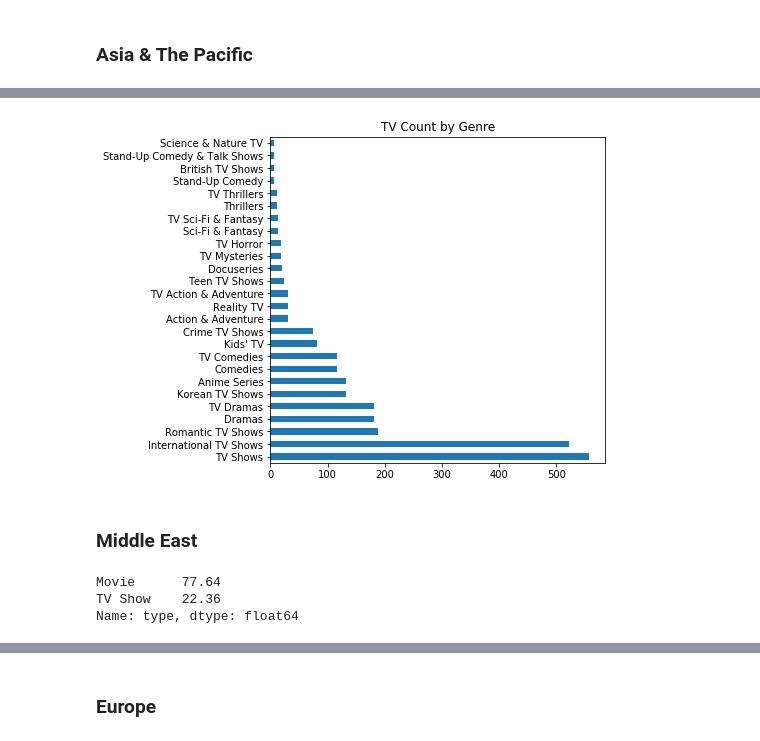
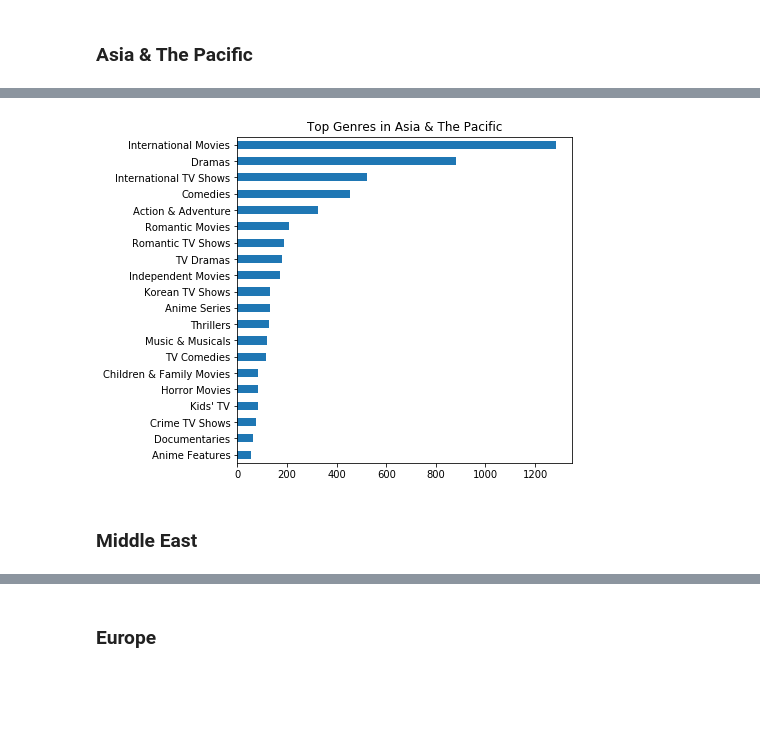
Before and after one commit to albert-ntiri/netflix, a Jupyter notebook: Netflix_Region_Comparison.ipynb, the cells around one changed output, grey strips where cells are left out. Saved outputs shown, nothing was run; the diff lists cells and outputs as text; code cells hidden in the pictures; blank space fills up the shorter version.

```diff
--- a/Netflix_Region_Comparison.ipynb
+++ b/Netflix_Region_Comparison.ipynb
@@ -501,0 +484,8 @@ asia_pac.movie_data.head(3)
+# %%
+# Instantiate Region object for Asia & The Pacific, generate profile, show example movies and TV shows, and graph top genres.
+
+asia_pac = Region(netflix.data, asia_pac_countries, regions[2])
+asia_pac.create_regional_df()
+asia_pac.split_df()
+asia_pac.generate_profile(agg_list=four_plus_seasons, agg_key=mult_seasons)
+asia_pac.movie_data.head(3)
@@ -532,14 +506,6 @@ asia_pac.graph_avg_duration_by_genre()
-# %%
-asia_pac.graph_season_dist_by_genre()
-# %% [output]
-[figure, removed]
+# %%
+asia_pac.graph_freq_dist_by_genre(asia_pac.regional_data, 'asia_pacific_content', 20)
+# %% [output]
+[figure, added]
 # %% [markdown]
 ### Middle East
-# %%
-middle_east = Region(netflix.data, middle_east_countries)
-middle_east.create_regional_df()
-middle_east.gen_freq_table(middle_east.regional_data, 'type')
-# %% [output]
-Movie      77.64
-TV Show    22.36
-Name: type, dtype: float64
```
Also changed, not shown: parts of 71 cells of this notebook, 2 other files.
